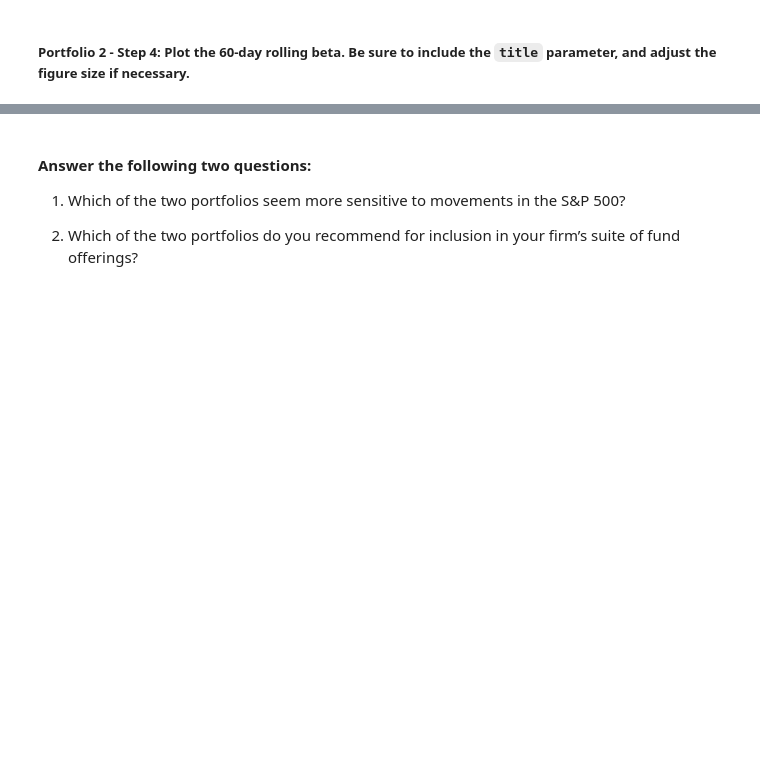
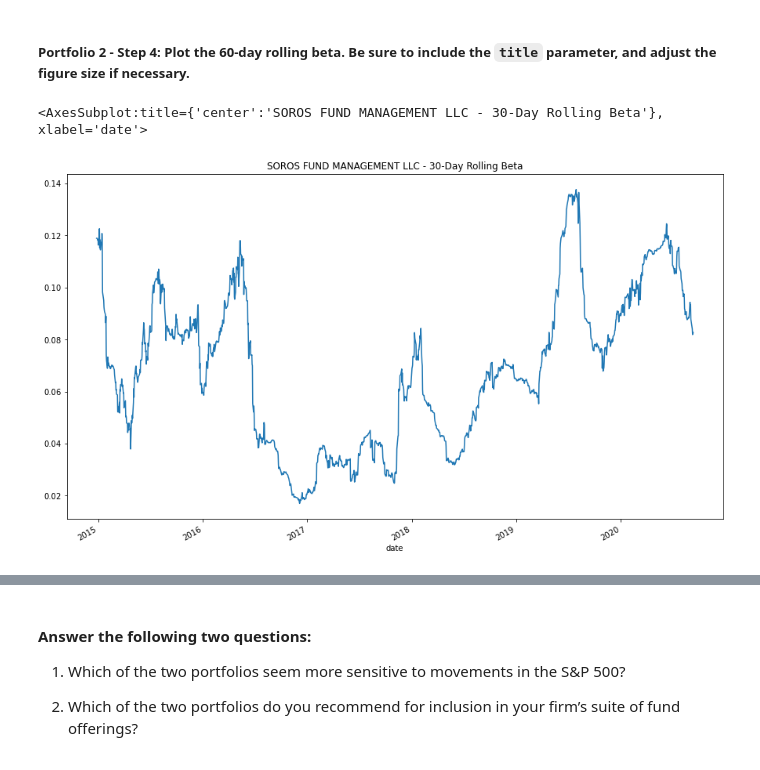
Before and after one commit to IJASI/Challenge-4, a Jupyter notebook: Starter_Code/risk_return_analysis.ipynb, the cells around one changed output, grey strips where cells are left out. Cells and saved outputs as stored; diff of their text form; code cells hidden in the pictures; blank space fills up the shorter version.

```diff
--- a/Starter_Code/risk_return_analysis.ipynb
+++ b/Starter_Code/risk_return_analysis.ipynb
@@ -392,4 +468,6 @@ Your analysis is nearing completion. Now, you need to evaluate how the portfolio
 # %%
 # Calculate the covariance using a 60-day rolling window
 # Review the last five rows of the covariance data
-# YOUR CODE HERE
+sfn_60_covariance = whale_daily_returns['SOROS FUND MANAGEMENT LLC'].rolling(window=60).cov(whale_daily_returns['S&P 500'])
+
+sfn_60_covariance.tail()
@@ -398,4 +484,6 @@ Your analysis is nearing completion. Now, you need to evaluate how the portfolio
 # %%
 # Calculate the beta based on the 60-day rolling covariance compared to the market (S&P 500)
 # Review the last five rows of the beta information
-# YOUR CODE HERE
+sfn_60_beta = sfn_60_covariance / snp_60_variance
+
+sfn_60_beta.tail()
@@ -409,4 +505,7 @@ Your analysis is nearing completion. Now, you need to evaluate how the portfolio
 # %%
 # Plot the rolling beta
 # Include a title parameter and adjust the figure size
-# YOUR CODE HERE
+sfn_60_beta.plot(figsize=(15,9), title="SOROS FUND MANAGEMENT LLC - 30-Day Rolling Beta")
+# %% [output]
+<AxesSubplot:title={'center':'SOROS FUND MANAGEMENT LLC - 30-Day Rolling Beta'}, xlabel='date'>
+[figure, added]
```
Also changed, not shown: parts of 17 cells of this notebook.
